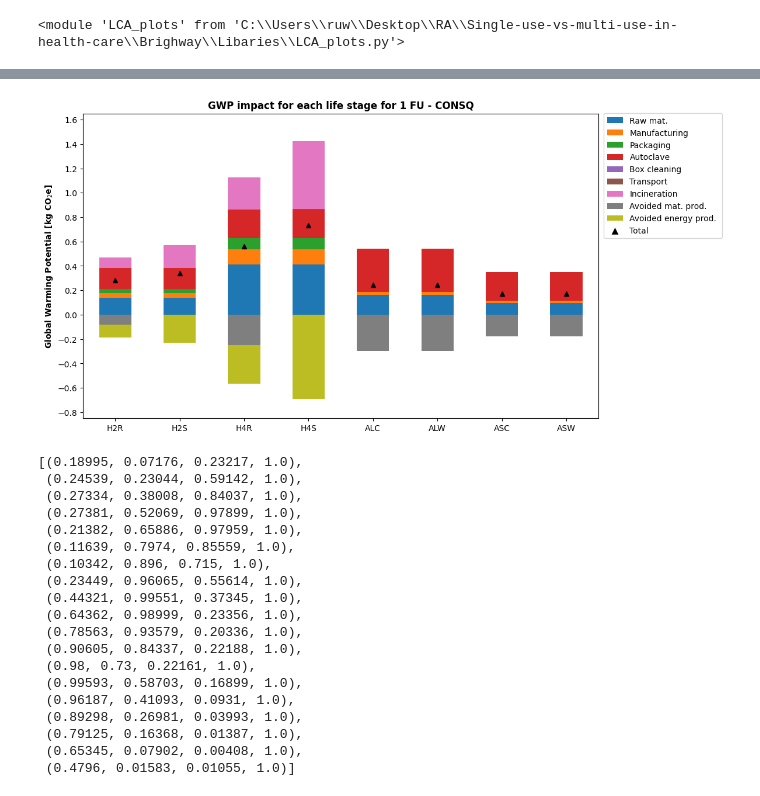
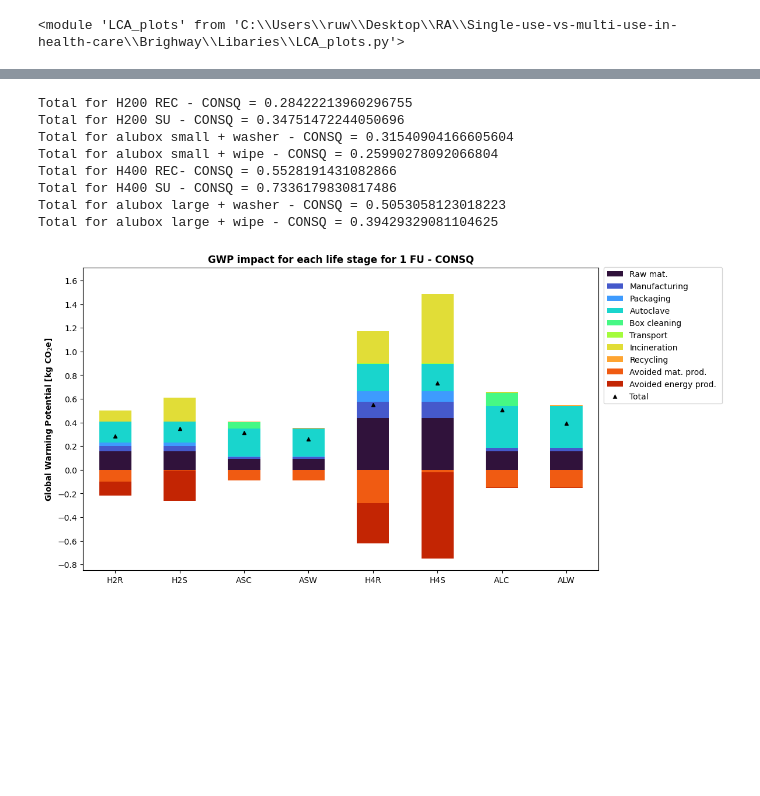
Before and after one commit to RuneWF/Single-use-vs-multi-use-in-health-care, a Jupyter notebook: Brighway/Ofir/Ofir.ipynb, the cells around one changed output, grey strips where cells are left out. Cells and saved outputs as stored; diff of their text form; code cells hidden in the pictures; blank space fills up the shorter version.

```diff
--- a/Brighway/Ofir/Ofir.ipynb
+++ b/Brighway/Ofir/Ofir.ipynb
@@ -134,15 +163,19 @@ if 'recipe' not in lcia_method:
     lp.single_score_plot(directory, df_tot, colors, flow_legend, save_dir, db_type)
 # %%
-# Categories definitions
-categories, category_mapping = lp.category_organization(database_name)
-#
-y_min = -0.5
-y_max = 1.5
-step = 0.1
-y_axis_values = [y_min, y_max, step]
 
-# lp.gwp_lc_plot(df_GWP, category_mapping, categories, inputs, y_axis_values)
+y_min = -0.8
+y_max = 1.61
+step = 0.2
+leg_pos = 0.55
+y_axis_values = [y_min, y_max, step, leg_pos]
+lp.gwp_scenario_plot(df_GWP, inputs, y_axis_values)
+# %% [output]
+Total for H200 REC - CONSQ = 0.28422213960296755
+Total for H200 SU - CONSQ = 0.34751472244050696
+Total for alubox small + washer - CONSQ = 0.31540904166605604
+Total for alubox small + wipe - CONSQ = 0.25990278092066804
+Total for H400 REC- CONSQ = 0.5528191431082866
+Total for H400 SU - CONSQ = 0.7336179830817486
+Total for alubox large + washer - CONSQ = 0.5053058123018223
+Total for alubox large + wipe - CONSQ = 0.39429329081104625
+[figure, added]
-# %%
-lp.gwp_scenario_plot(df_GWP, inputs)
-# %% [output]
-[figure, removed]
@@ -272,22 +181,0 @@ def source_name_update(process, source):
-# %%
-colors
-# %% [output]
-[(0.18995, 0.07176, 0.23217, 1.0),
- (0.24539, 0.23044, 0.59142, 1.0),
- (0.27334, 0.38008, 0.84037, 1.0),
- (0.27381, 0.52069, 0.97899, 1.0),
- (0.21382, 0.65886, 0.97959, 1.0),
- (0.11639, 0.7974, 0.85559, 1.0),
- (0.10342, 0.896, 0.715, 1.0),
- (0.23449, 0.96065, 0.55614, 1.0),
- (0.44321, 0.99551, 0.37345, 1.0),
- (0.64362, 0.98999, 0.23356, 1.0),
- (0.78563, 0.93579, 0.20336, 1.0),
- (0.90605, 0.84337, 0.22188, 1.0),
- (0.98, 0.73, 0.22161, 1.0),
- (0.99593, 0.58703, 0.16899, 1.0),
- (0.96187, 0.41093, 0.0931, 1.0),
- (0.89298, 0.26981, 0.03993, 1.0),
- (0.79125, 0.16368, 0.01387, 1.0),
- (0.65345, 0.07902, 0.00408, 1.0),
- (0.4796, 0.01583, 0.01055, 1.0)]
```
Also changed, not shown: parts of 25 cells of this notebook, 13 other files.
